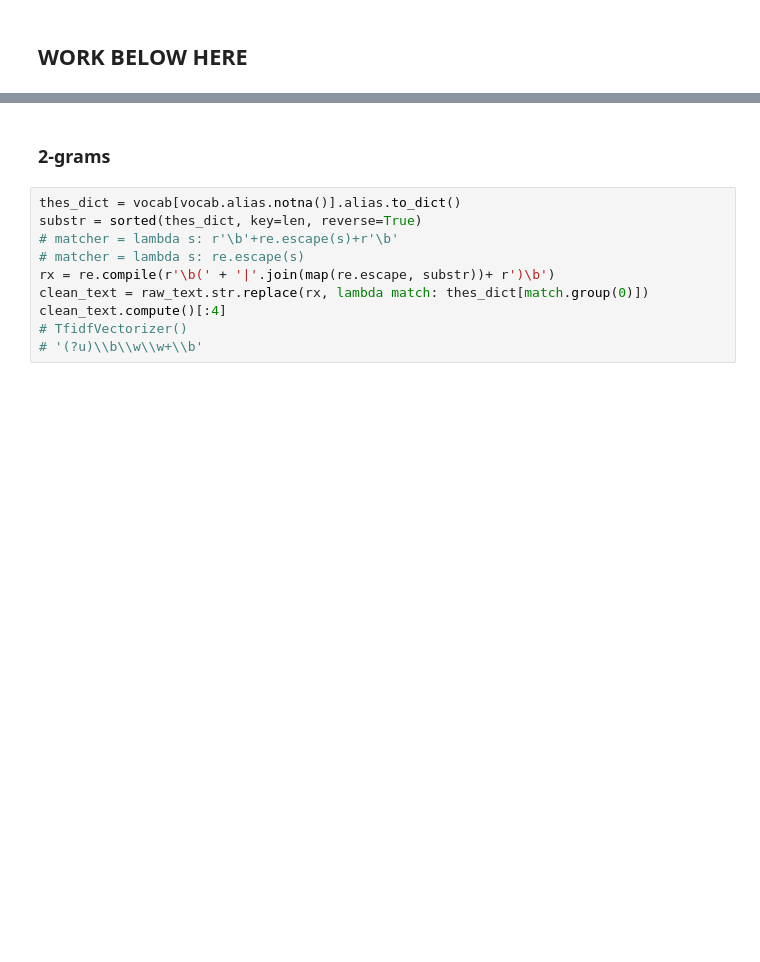
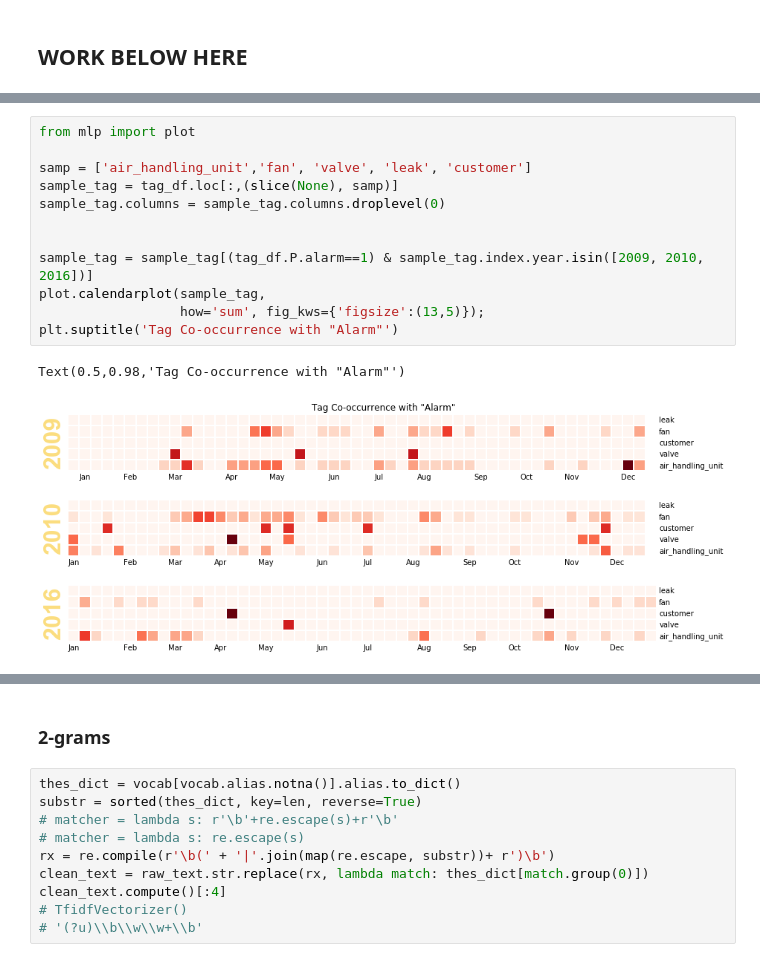
Before and after one commit to usnistgov/nestor, a Jupyter notebook: docs/case_studies/hvac_case_study.ipynb, the cells around one changed output, grey strips where cells are left out. Cells and saved outputs as stored; diff of their text form; blank space fills up the shorter version.

```diff
--- a/docs/case_studies/hvac_case_study.ipynb
+++ b/docs/case_studies/hvac_case_study.ipynb
@@ -210,0 +218,15 @@ Text(0.5,0.98,'Relative Tag Occurrence Density by Month')
+# %%
+from mlp import plot
+
+samp = ['air_handling_unit','fan', 'valve', 'leak', 'customer']
+sample_tag = tag_df.loc[:,(slice(None), samp)]
+sample_tag.columns = sample_tag.columns.droplevel(0)
+
+
+sample_tag = sample_tag[(tag_df.P.alarm==1) & sample_tag.index.year.isin([2009, 2010, 2016])]
+plot.calendarplot(sample_tag,
+                  how='sum', fig_kws={'figsize':(13,5)});
+plt.suptitle('Tag Co-occurrence with "Alarm"')
+# %% [output]
+Text(0.5,0.98,'Tag Co-occurrence with "Alarm"')
+[figure, added]
```
Also changed, not shown: parts of 11 cells of this notebook, 1 other file.
